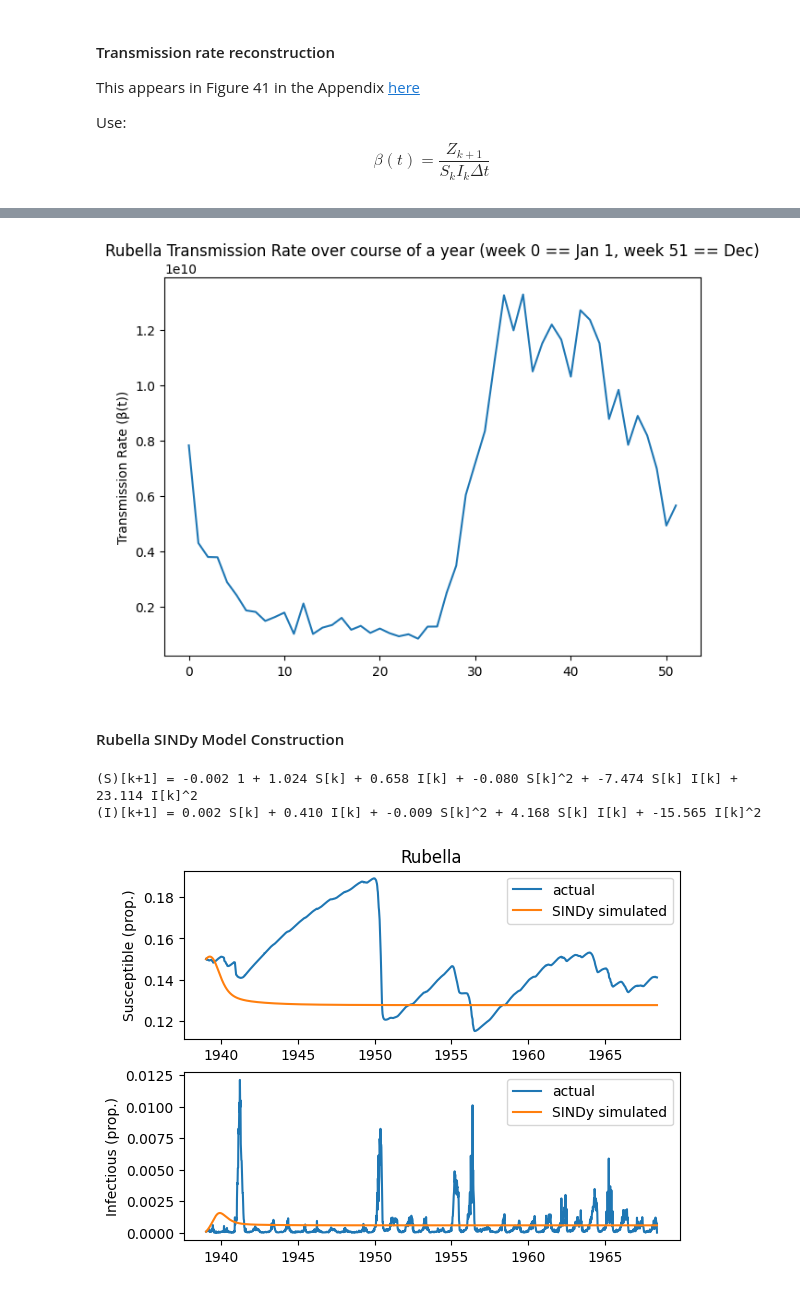
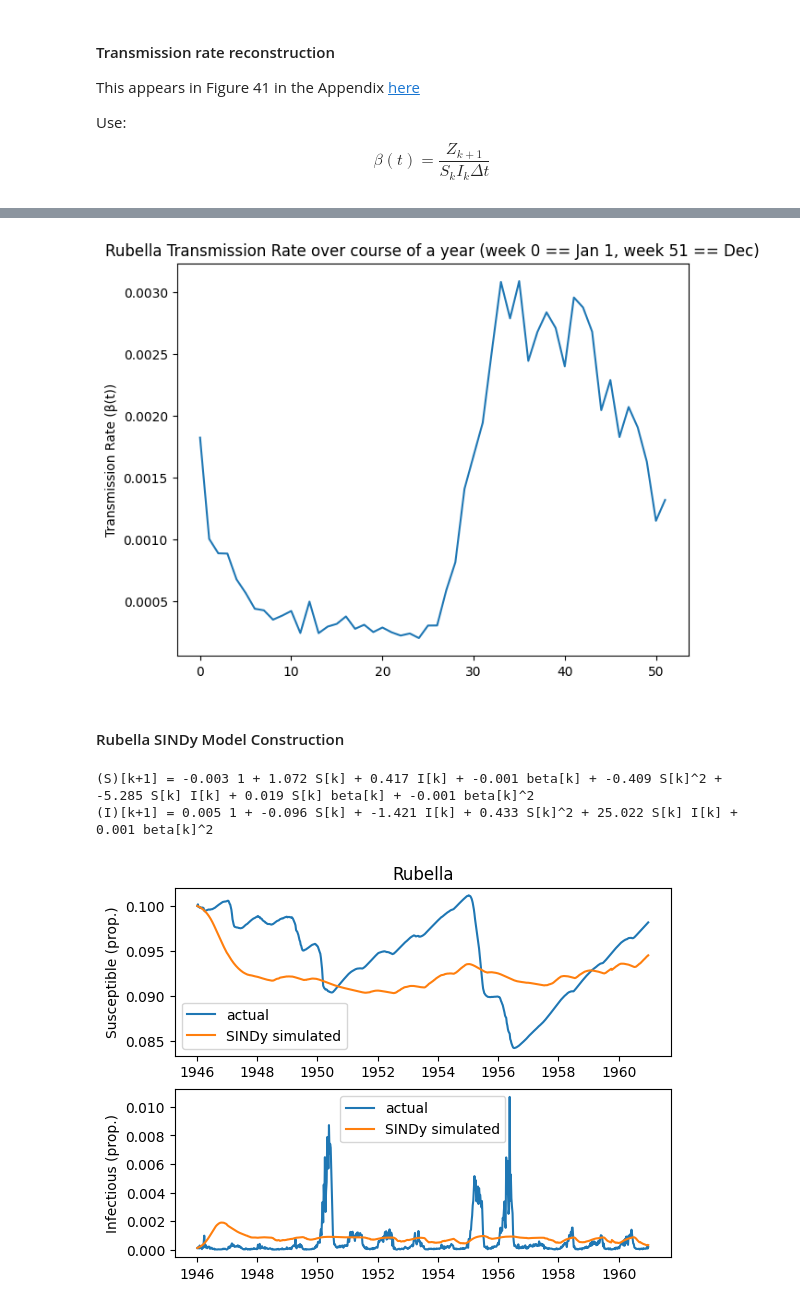
Before and after one commit to rdcarini/AMATH575, a Jupyter notebook: sindy_sandbox.ipynb, the cells around one changed output, grey strips where cells are left out. Saved outputs shown, nothing was run; the diff lists cells and outputs as text; code cells hidden in the pictures.

```diff
--- a/sindy_sandbox.ipynb
+++ b/sindy_sandbox.ipynb
@@ -1092,8 +1091,13 @@ N = len(rubella_data_nonan["week"])
 
 beta = np.zeros(N)
 
+# for i in range(0,N-1):
+#     beta[i] = alpha[i] * rubella_data_nonan["cases"].values[i] / (rubella_data_nonan["susceptible"][i] * rubella_data_nonan["infectious"][i])
+
 for i in range(0,N-1):
-    beta[i] = Z[i+1] / (rubella_data_nonan["susceptible"][i] * rubella_data_nonan["infectious"][i] * (1. / weeks_per_year))
+    beta[i] = Z[i+1] / (rubella_data_nonan["susceptible"][i] * rubella_data_nonan["infectious"][i] * (1 / float(weeks_per_year )))
+
+beta = beta / np.max(beta)
 
 # loess = loess(rubella_data_nonan["week"], beta)
 # loess.fit()
@@ -1134,63 +1138,61 @@ ax1.set_title('Rubella Transmission Rate over course of a year (week 0 == Jan 1,
 
 plt.show()
 # %% [output]
-[figure, old version]
+[figure, new version]
 # %% [markdown]
 #### Rubella SINDy Model Construction
 # %%
 ##############################
 # Construct SINDy model - NOTE: this does not appear to be very accurate;
 # probably need to:
-# (1) Estimate time varying transmission data to add seasonal variation
-#     to the model (see "Transmission rate reconstruction" above)
-# (2) Denoise data
+# (1) Denoise data
+# (2) Try on other diseases
+# (3) Use Power Spectral method
 ##############################
 
-rubella_si = np.transpose(np.array([rubella_data_nonan_inc["susceptible"].values, rubella_data_nonan_inc["infectious"].values]))
+rubella_si = np.transpose(np.array([rubella_data_nonan["susceptible"].values, rubella_data_nonan["infectious"].values]))
 
-differentiation_method = ps.FiniteDifference(order=1)
 feature_library = ps.PolynomialLibrary(degree=2)
-optimizer = ps.STLSQ(threshold=10e-10)
+optimizer = ps.STLSQ(threshold=10e-4)
 
 rubella_model = ps.SINDy(
-    differentiation_method=differentiation_method,
     feature_library=feature_library,
     optimizer=optimizer,
-    feature_names=["S","I"],
+    feature_names=["S","I","beta"],
     discrete_time=True
 )
 
-rubella_model.fit(rubella_si, t=rubella_data_nonan_inc["week"].values)
+rubella_model.fit(rubella_si, t=rubella_data_nonan["week"].values, u=beta)
 rubella_model.print()
 # %% [output]
-(S)[k+1] = -0.002 1 + 1.024 S[k] + 0.658 I[k] + -0.080 S[k]^2 + -7.474 S[k] I[k] + 23.114 I[k]^2
-(I)[k+1] = 0.002 S[k] + 0.410 I[k] + -0.009 S[k]^2 + 4.168 S[k] I[k] + -15.565 I[k]^2
+(S)[k+1] = -0.003 1 + 1.072 S[k] + 0.417 I[k] + -0.001 beta[k] + -0.409 S[k]^2 + -5.285 S[k] I[k] + 0.019 S[k] beta[k] + -0.001 beta[k]^2
+(I)[k+1] = 0.005 1 + -0.096 S[k] + -1.421 I[k] + 0.433 S[k]^2 + 25.022 S[k] I[k] + 0.001 beta[k]^2
 # %%
 ##############################
 # Simulate using SINDy model
 ##############################
 
-init_value = [rubella_data_nonan_inc["susceptible"][0], rubella_data_nonan_inc["infectious"][0]]
-sim = rubella_model.simulate(init_value, t=len(rubella_data_nonan_inc["week"]))
+init_value = [rubella_data_nonan["susceptible"][0], rubella_data_nonan["infectious"][0]]
+sim = rubella_model.simulate(init_value, t=len(rubella_data_nonan["week"]), u=beta)
 # %%
 ##############################
 # Plot data
 ##############################
 
 fig, ((ax1, ax2)) = plt.subplots(2, 1)
 
-ax1.plot(rubella_data_nonan_inc["week"], rubella_data_nonan_inc["susceptible"], label="actual")
-ax1.plot(rubella_data_nonan_inc["week"], sim[:,0], label="SINDy simulated")
+ax1.plot(rubella_data_nonan["week"], rubella_data_nonan["susceptible"], label="actual")
+ax1.plot(rubella_data_nonan["week"], sim[:,0], label="SINDy simulated")
 ax1.set_ylabel('Susceptible (prop.)')
 ax1.legend()
 
-ax2.plot(rubella_data_nonan_inc["week"], rubella_data_nonan_inc["infectious"], label="actual")
-ax2.plot(rubella_data_nonan_inc["week"], sim[:,1], label="SINDy simulated")
+ax2.plot(rubella_data_nonan["week"], rubella_data_nonan["infectious"], label="actual")
+ax2.plot(rubella_data_nonan["week"], sim[:,1], label="SINDy simulated")
 ax2.set_ylabel('Infectious (prop.)')
 ax2.legend()
 
 ax1.set_title('Rubella')
 
 plt.show()
 # %% [output]
-[figure, old version]
+[figure, new version]
```
Also changed, not shown: parts of 5 cells of this notebook, 1 other file.
